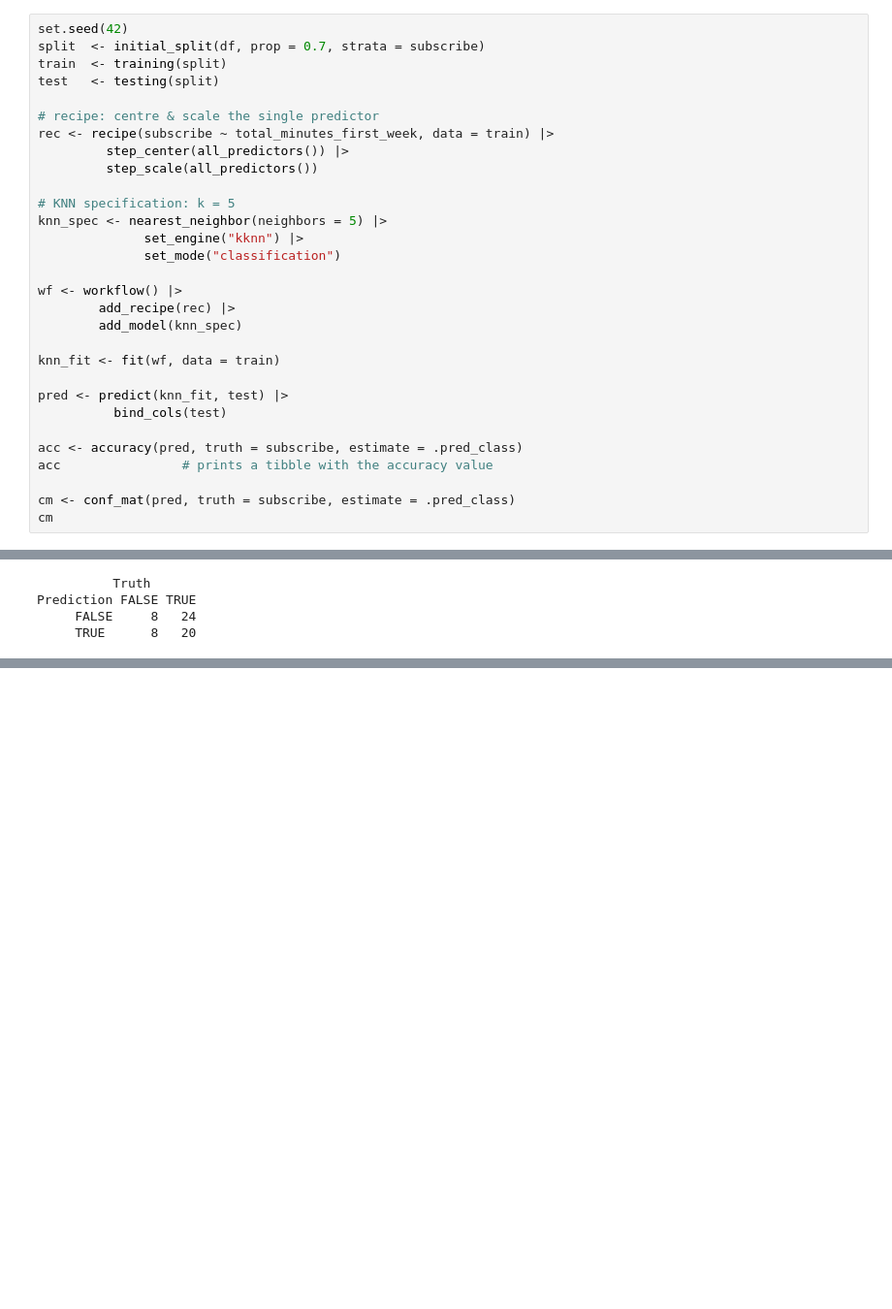
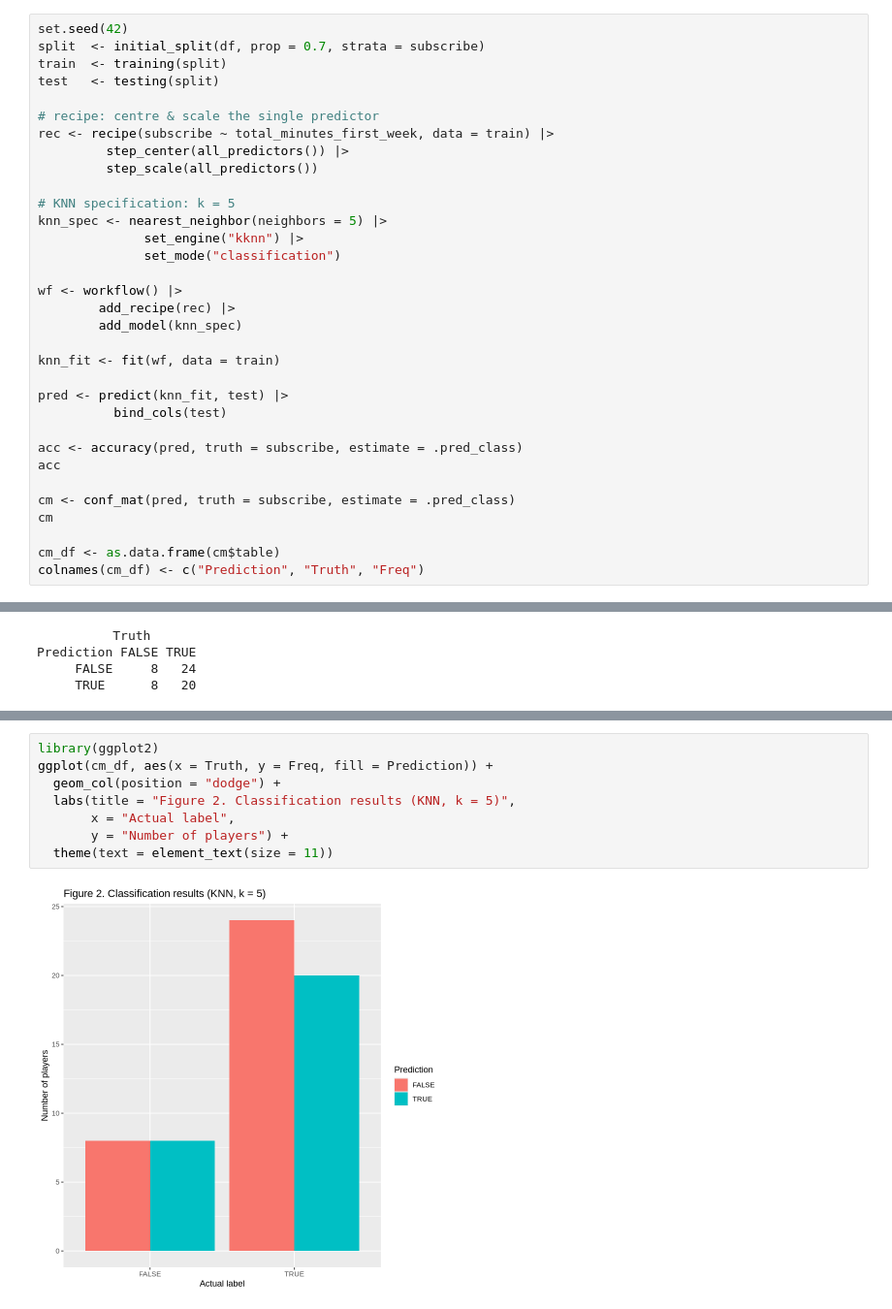
Before and after one commit to allanx05/dsci-100-project, a Jupyter notebook: Final Report.ipynb, the cells around one changed output, grey strips where cells are left out. Shown at 97% size. Cells and saved outputs as stored; diff of their text form; blank space fills up the shorter version.

Commit message:
Finished the Method and Results
Added descriptions and explanations to all graphs and charts. Additionally, I added my results and reached a conclusion.

```diff
--- a/Final Report.ipynb
+++ b/Final Report.ipynb
@@ -142,10 +153,13 @@ pred <- predict(knn_fit, test) |>
           bind_cols(test)
 
 acc <- accuracy(pred, truth = subscribe, estimate = .pred_class)
-acc                # prints a tibble with the accuracy value
+acc
 
 cm <- conf_mat(pred, truth = subscribe, estimate = .pred_class)
 cm
+
+cm_df <- as.data.frame(cm$table)
+colnames(cm_df) <- c("Prediction", "Truth", "Freq")
 # %% [output]
 A tibble: 1 × 3
 | .metric | .estimator | .estimate |
@@ -157,0 +182,10 @@ Prediction FALSE TRUE
+# %%
+library(ggplot2)
+ggplot(cm_df, aes(x = Truth, y = Freq, fill = Prediction)) +
+  geom_col(position = "dodge") +
+  labs(title = "Figure 2. Classification results (KNN, k = 5)",
+       x = "Actual label",
+       y = "Number of players") +
+  theme(text = element_text(size = 11))
+# %% [output]
+[figure, added]
```
Also changed, not shown: parts of 6 cells of this notebook.
